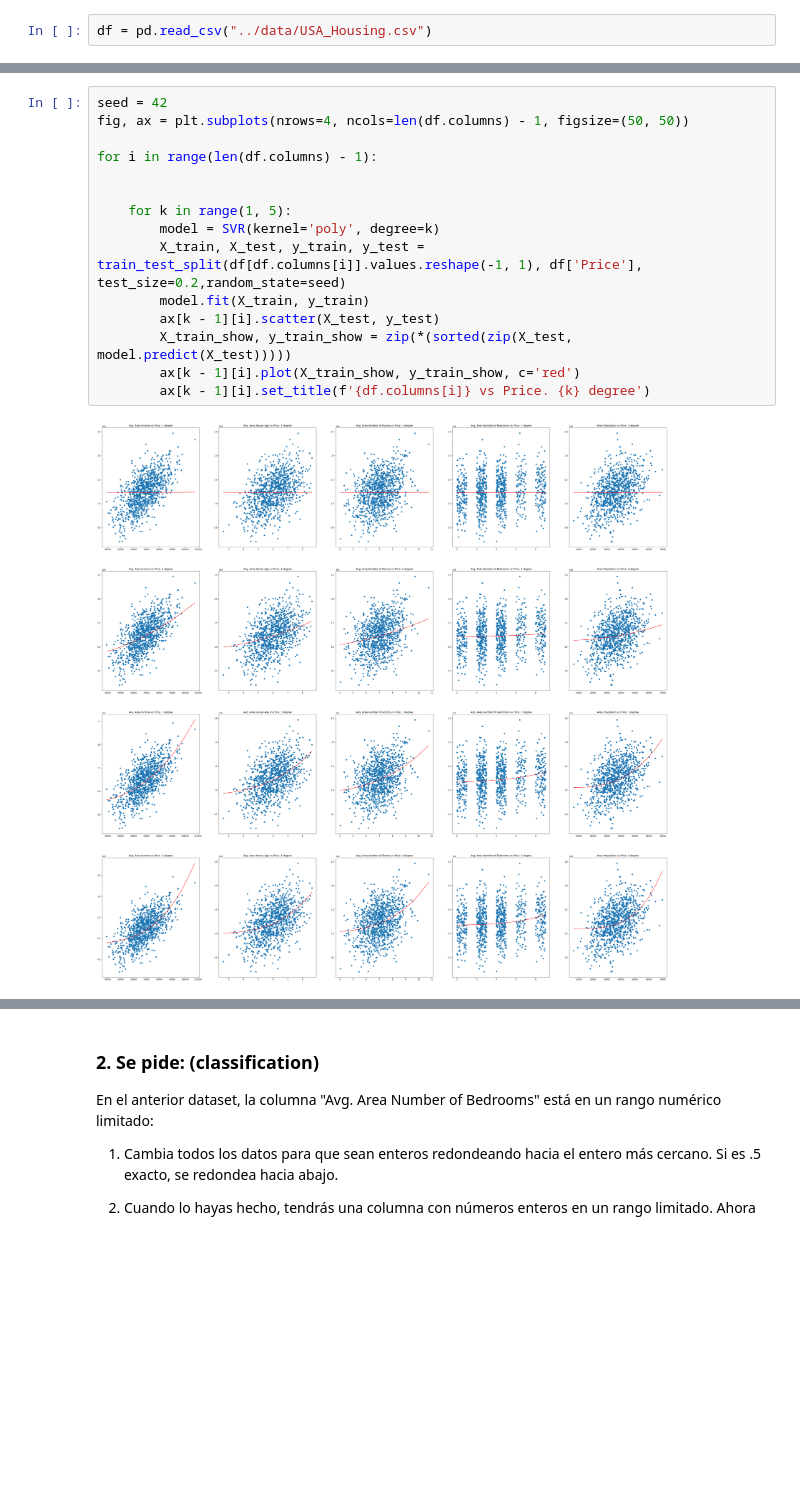
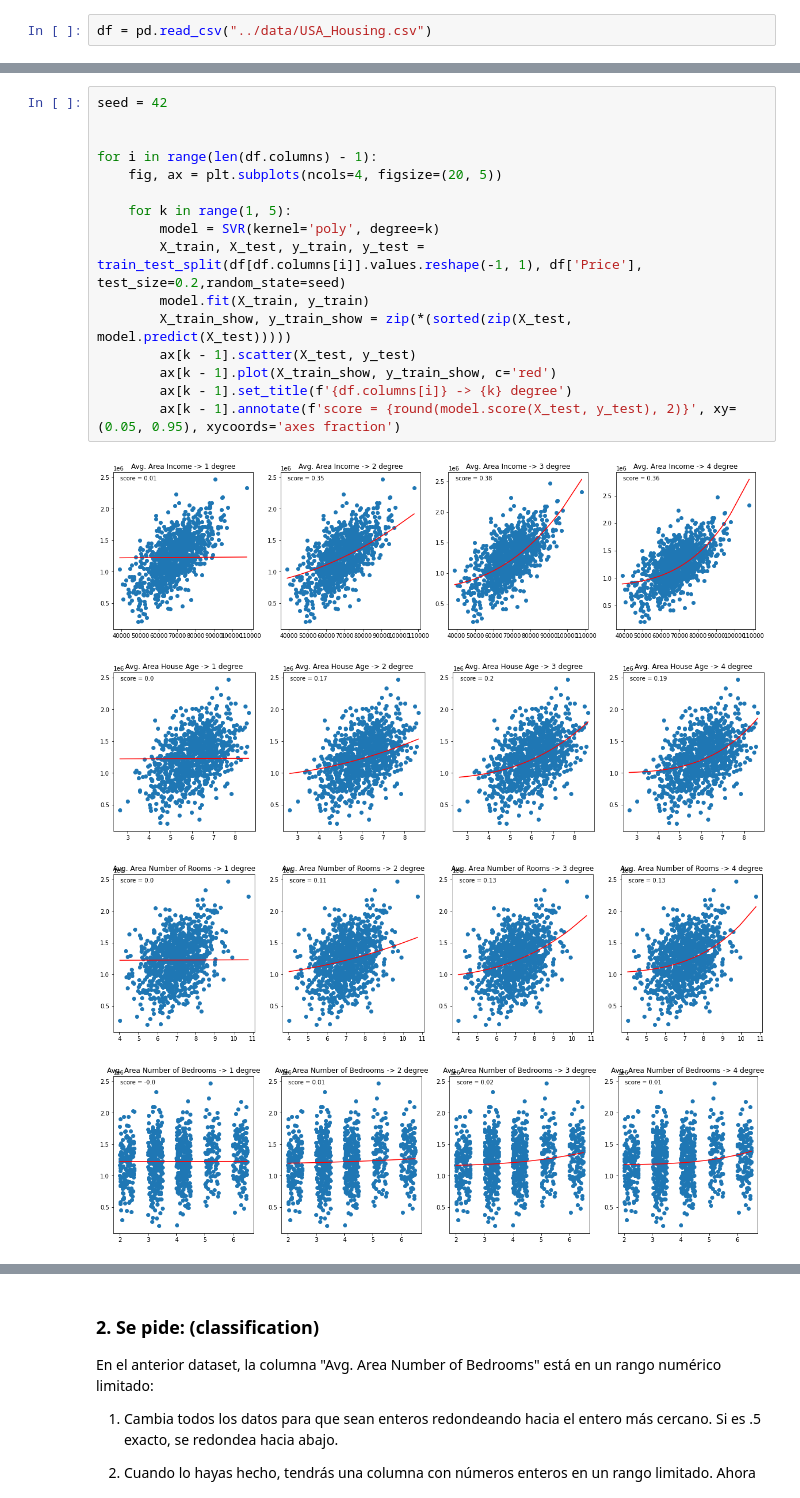
Before and after one commit to JoseKuru/bootcamp, a Jupyter notebook: week9_ML_svm_poly_norm/day3_cicd_encoding_metrics_knn_svm_nlr/svm/exercises/2.houses_svr_svm.ipynb, the cells around one changed output, grey strips where cells are left out. Drawn from its saved outputs; the diff is of its cells as text; blank space fills up the shorter version.

```diff
--- a/week9_ML_svm_poly_norm/day3_cicd_encoding_metrics_knn_svm_nlr/svm/exercises/2.houses_svr_svm.ipynb
+++ b/week9_ML_svm_poly_norm/day3_cicd_encoding_metrics_knn_svm_nlr/svm/exercises/2.houses_svr_svm.ipynb
@@ -25,18 +25,22 @@ df.head()
 | 4 | 59982.197226 | 5.040555 | 7.839388 | 4.23 | 26354.109472 | ... |
 # %%
 seed = 42
-fig, ax = plt.subplots(nrows=4, ncols=len(df.columns) - 1, figsize=(50, 50))
+
 
 for i in range(len(df.columns) - 1):
-
+    fig, ax = plt.subplots(ncols=4, figsize=(20, 5))
 
     for k in range(1, 5):
         model = SVR(kernel='poly', degree=k)
         X_train, X_test, y_train, y_test = train_test_split(df[df.columns[i]].values.reshape(-1, 1), df['Price'], test_size=0.2,random_state=seed)
         model.fit(X_train, y_train)
-        ax[k - 1][i].scatter(X_test, y_test)
         X_train_show, y_train_show = zip(*(sorted(zip(X_test, model.predict(X_test)))))
-        ax[k - 1][i].plot(X_train_show, y_train_show, c='red')
-        ax[k - 1][i].set_title(f'{df.columns[i]} vs Price. {k} degree')
+        ax[k - 1].scatter(X_test, y_test)
+        ax[k - 1].plot(X_train_show, y_train_show, c='red')
+        ax[k - 1].set_title(f'{df.columns[i]} -> {k} degree')
+        ax[k - 1].annotate(f'score = {round(model.score(X_test, y_test), 2)}', xy=(0.05, 0.95), xycoords='axes fraction')
 # %% [output]
-[figure, old version]
+[figure, new version]
+[figure, added]
+[figure, added]
+[figure, added]
```
Also changed, not shown: parts of 10 cells of this notebook, 1 other file.
